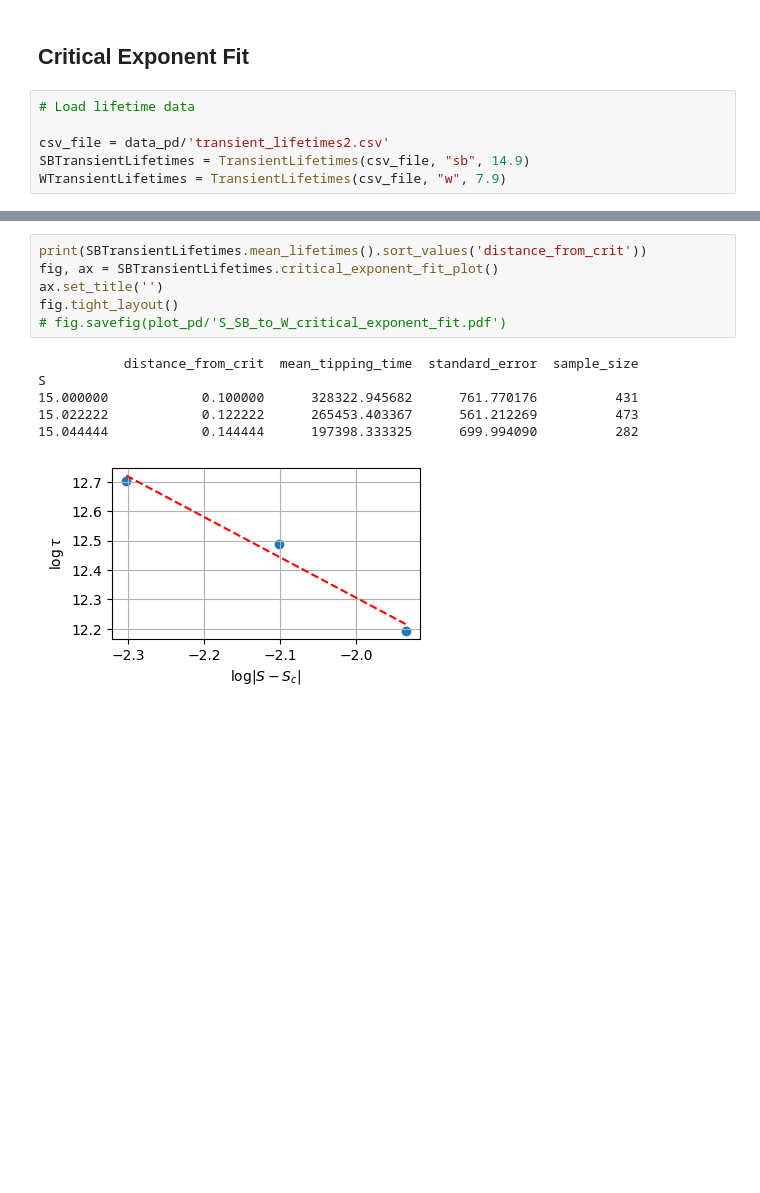
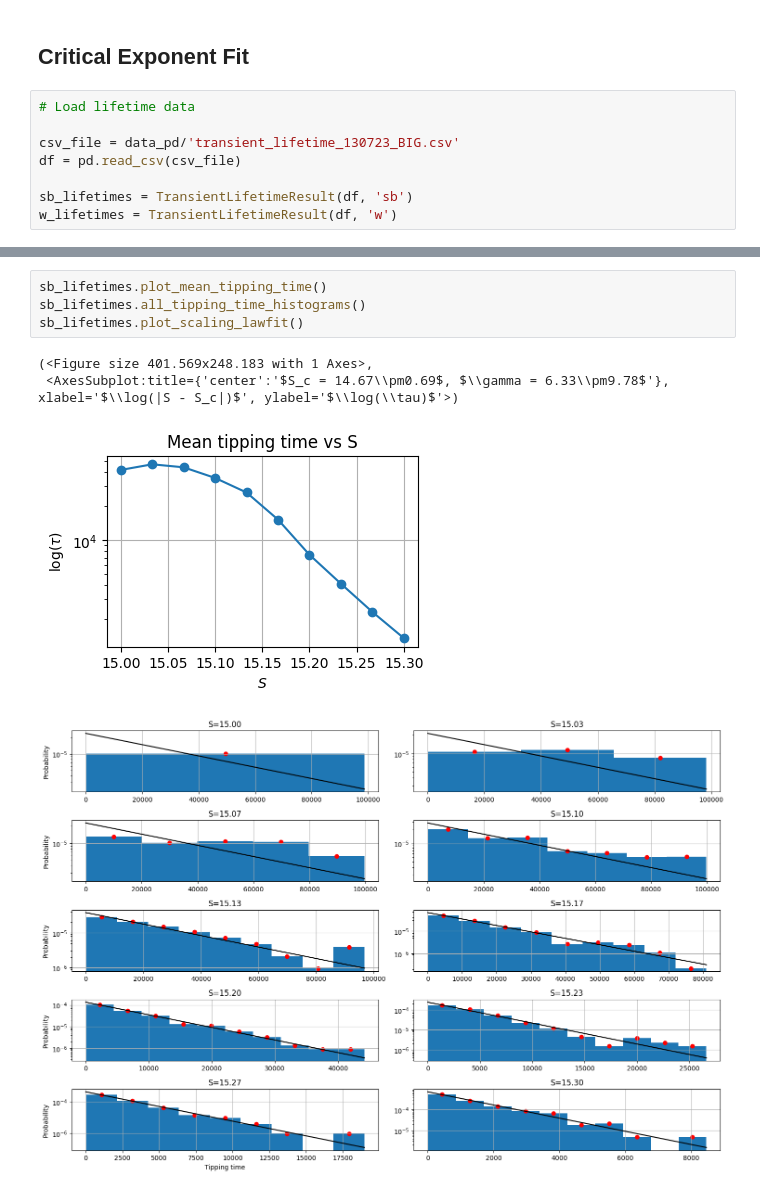
Before and after one commit to CalvinNesbitt/l96_ebm_boundary_crisis, a Jupyter notebook: notebooks/critical_exponent_fit.ipynb, the cells around one changed output, grey strips where cells are left out. Saved outputs shown, nothing was run; the diff lists cells and outputs as text; blank space fills up the shorter version.

Commit message:
Updated plots

```diff
--- a/notebooks/critical_exponent_fit.ipynb
+++ b/notebooks/critical_exponent_fit.ipynb
@@ -29,6 +29,8 @@ config_pd = Path('cfg')
 # %%
 # Load lifetime data
 
-csv_file = data_pd/'transient_lifetimes2.csv'
-SBTransientLifetimes = TransientLifetimes(csv_file, "sb", 14.9)
-WTransientLifetimes = TransientLifetimes(csv_file, "w", 7.9)
+csv_file = data_pd/'transient_lifetime_130723_BIG.csv'
+df = pd.read_csv(csv_file)
+
+sb_lifetimes = TransientLifetimeResult(df, 'sb')
+w_lifetimes = TransientLifetimeResult(df, 'w')
@@ -88,13 +43,9 @@ SBTransientLifetimes.all_transient_lifetime_histograms()
-# %%
-print(SBTransientLifetimes.mean_lifetimes().sort_values('distance_from_crit'))
-fig, ax = SBTransientLifetimes.critical_exponent_fit_plot()
-ax.set_title('')
-fig.tight_layout()
-# fig.savefig(plot_pd/'S_SB_to_W_critical_exponent_fit.pdf')
-# %% [output]
-           distance_from_crit  mean_tipping_time  standard_error  sample_size
-S
-15.000000            0.100000      328322.945682      761.770176          431
-15.022222            0.122222      265453.403367      561.212269          473
-15.044444            0.144444      197398.333325      699.994090          282
-[figure, removed]
+# %%
+sb_lifetimes.plot_mean_tipping_time()
+sb_lifetimes.all_tipping_time_histograms()
+sb_lifetimes.plot_scaling_lawfit()
+# %% [output]
+(<Figure size 401.569x248.183 with 1 Axes>,
+ <AxesSubplot:title={'center':'$S_c = 14.67\\pm0.69$, $\\gamma = 6.33\\pm9.78$'}, xlabel='$\\log(|S - S_c|)$', ylabel='$\\log(\\tau)$'>)
+[figure, added]
+[figure, added]
```
Also changed, not shown: parts of 14 cells of this notebook, 2 other files.
